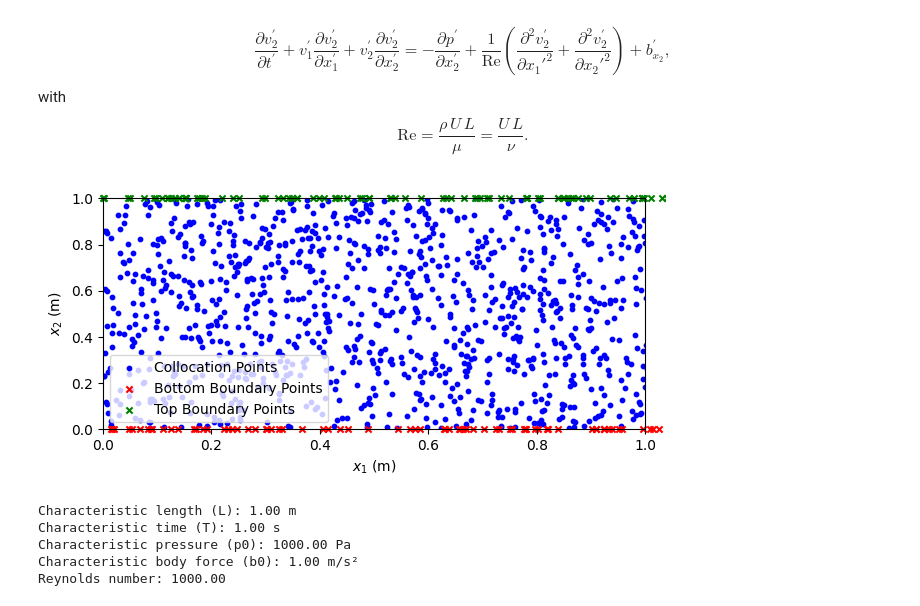
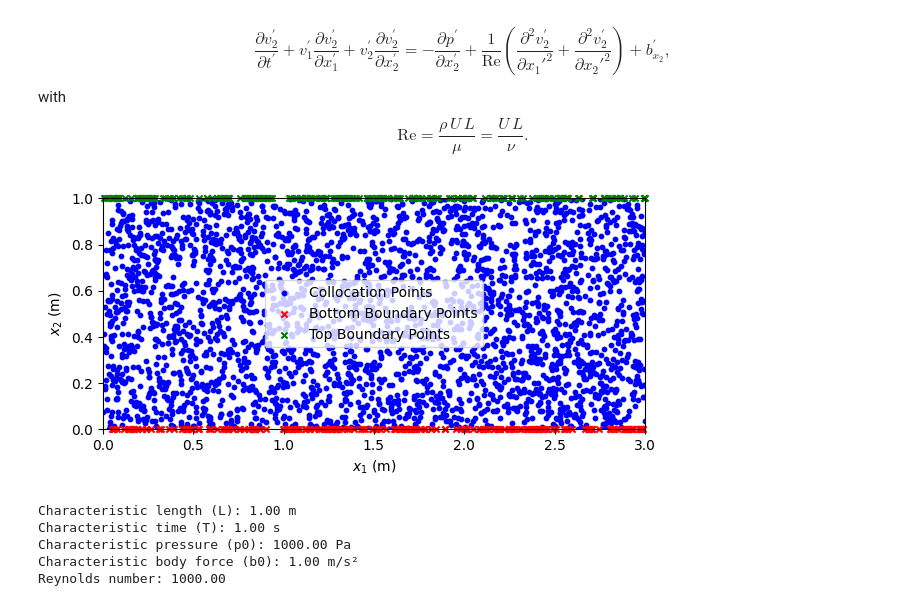
Before and after one commit to SebastianJara-PI/Exact-Solution-of-Navier-Stokes-Equation, a Jupyter notebook: 3.1 Plane Stationary Flows/Plane_Couette_Flow.ipynb, the cells around one changed output. Saved outputs shown, nothing was run; the diff lists cells and outputs as text; code cells hidden in the pictures.

```diff
--- a/3.1 Plane Stationary Flows/Plane_Couette_Flow.ipynb
+++ b/3.1 Plane Stationary Flows/Plane_Couette_Flow.ipynb
@@ -110,28 +110,28 @@ net = MLP(2, 3, 3, 20, activation_fn = nn.Tanh())
 # %%
 # Colocation Points
 N_r = 3000
 x1_r = torch.rand(N_r).reshape(-1,1) * large
 x2_r = torch.rand(N_r).reshape(-1,1) * height
 
 N_b = 200
 x1_bottom = torch.rand(N_b).reshape(-1,1) * large
 x2_bottom = torch.zeros(N_b).reshape(-1,1)
 
 x1_top = torch.rand(N_b).reshape(-1,1) * large
 x2_top = torch.ones(N_b).reshape(-1,1) * height
 # Plotting
 plt.figure(figsize=(7, 3))
 plt.scatter(x1_r.detach().numpy(), x2_r.detach().numpy(), color='blue', s=10, label='Collocation Points')
 plt.scatter(x1_bottom, x2_bottom, color='red', s=20, marker='x', clip_on=False, label='Bottom Boundary Points')
 plt.scatter(x1_top, x2_top, color='green', s=20, marker='x', clip_on=False, label='Top Boundary Points')
 plt.xlabel('$x_1$ (m)')
 plt.ylabel('$x_2$ (m)')
-plt.xlim(0, L)
-plt.ylim(0, h)
+plt.xlim(0, large)
+plt.ylim(0, height)
 plt.legend()
 plt.show()
 # %% [output]
-[figure, old version]
+[figure, new version]
 # %%
 # Dimensionless
 U = 1.0
```
